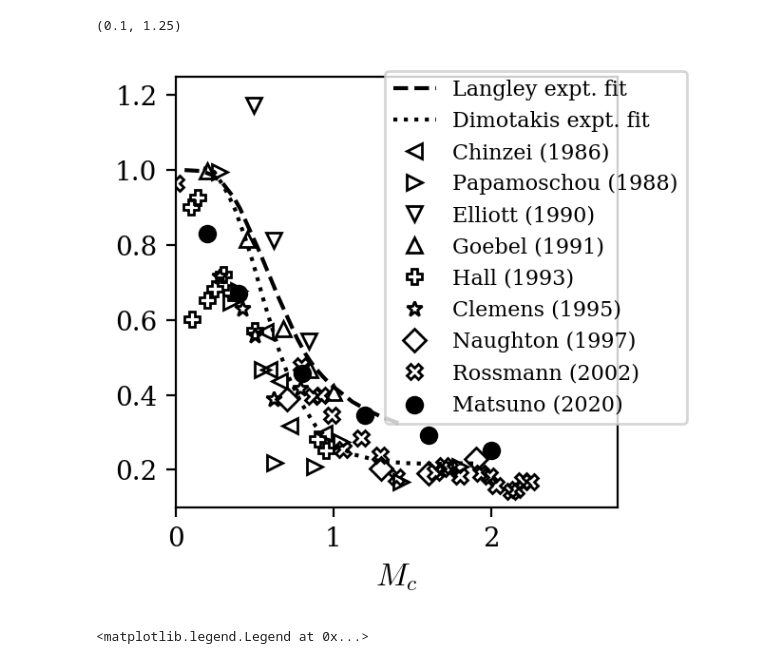
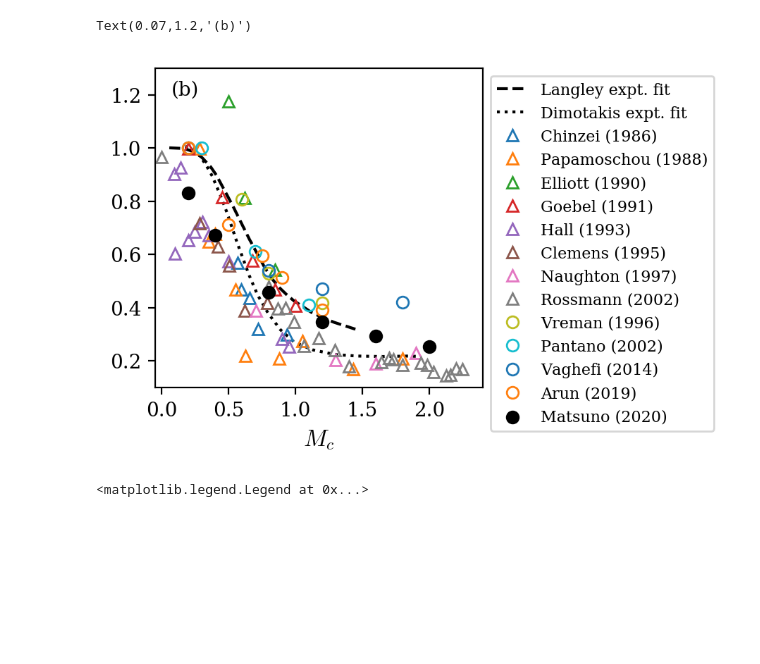
Before and after one commit to FPAL-Stanford-University/FloATPy, a Jupyter notebook: post/plot_growth_lit.ipynb, the cells around one changed output. Saved outputs shown, nothing was run; the diff lists cells and outputs as text; code cells hidden in the pictures; blank space fills up the shorter version.

```diff
--- a/post/plot_growth_lit.ipynb
+++ b/post/plot_growth_lit.ipynb
@@ -82,43 +82,46 @@ def get_files(path):
 markers = {'Chinzei':'<','Papamoschou':'>','Elliott':'v','Goebel':'^','Hall':'P',
            'Clemens':'*','Naughton':'D','Rossmann':'X'}
 
 def plot_lit():
     # Experimental fit
     Mc,growth=read_data('fits/Langley')
     plt.plot(Mc,growth,'k--',alpha=1,label='Langley expt. fit')
     Mc,growth=read_data('fits/Dimotakis')
     plt.plot(Mc,growth,'k:',alpha=1,label='Dimotakis expt. fit')
 
     # data files
     files = [f for f in get_files('/home/kmatsuno/FloATPy/post/lit/')]
     years = [f[-4::] for f in files]
     file_dict = {}
     for i in range(len(files)):
         auth,year = files[i].split('_')
         file_dict[year] = auth
 
     for year in sorted(years):
         auth = file_dict[year]
         if auth=='Pantano': pass
         else:
             Mc,growth = read_data(auth+'_'+year)
-            plt.plot(Mc,growth,'k',marker=markers[auth],label=auth + ' ('+year+')',
+            plt.plot(Mc,growth,marker='^',#markers[auth],
+                     label=auth + ' ('+year+')',
                      linestyle='none',fillstyle='none')
 # PadeOps data:
 plt.figure(figsize=(3.0,3.0),dpi=200)
 plot_lit()
-plt.scatter(dtheta.keys(),dtheta.values(),marker='o',color='k',label='Matsuno (2020)')
+plt.plot([0.2,0.6,0.8,1.2],[1,0.058/0.072,0.038/0.072,0.03/0.072],marker='o',linestyle='none',fillstyle='none',label='Vreman (1996)')
+plt.plot([0.3,0.7,1.1],[1,0.61,0.41],marker='o',linestyle='none',fillstyle='none',label='Pantano (2002)')
+plt.plot([0.2,0.8,1.2,1.8],[1,.54,0.47,.42],marker='o',linestyle='none',fillstyle='none',label='Vaghefi (2014)')
+plt.plot([0.2,0.5,0.75,0.9,1.2],[1,0.7119,0.5936,0.5116,0.39109],marker='o',linestyle='none',fillstyle='none',label='Arun (2019)')
+plt.scatter(dtheta.keys(),dtheta.values(),marker='o',color='k',label='Matsuno (2020)',zorder=100)
 # plt.scatter(dtheta_rr7.keys(),dtheta_rr7.values(),marker='o',color='C0',label='Matsuno & Lele (2020), s=7')
-plt.legend(bbox_to_anchor=(0.45, 0.17),fontsize=8)
+plt.legend(bbox_to_anchor=(1, 1),fontsize=8)
 plt.xlabel('$M_c$')
-plt.xlim([0,2.8])
-plt.ylim([0.10,1.25])
-
-# plt.ylabel('$\dot{\delta}/\dot{\delta_{inc}}$')
-# plt.savefig('/home/kmatsuno/ShearLayer_img/growth_lit.png',dpi=200, bbox_inches='tight')
+plt.xlim([-0.05,2.4])
+plt.ylim([0.1,1.3])
+plt.annotate('(b)',(.07,1.2),fontsize=10)
 # %% [output]
-(0.1, 1.25)
+Text(0.07,1.2,'(b)')
-[figure, old version]
+[figure, new version]
 # %%
 # Density ratio comparison
 
```
Also changed, not shown: 49 other files.
